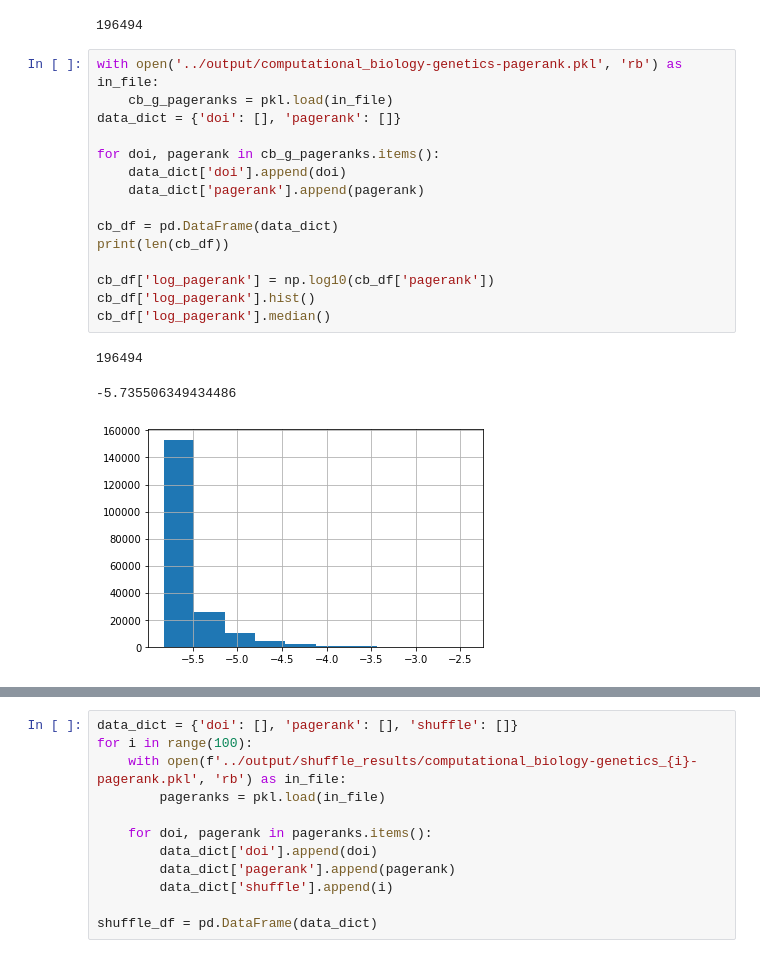
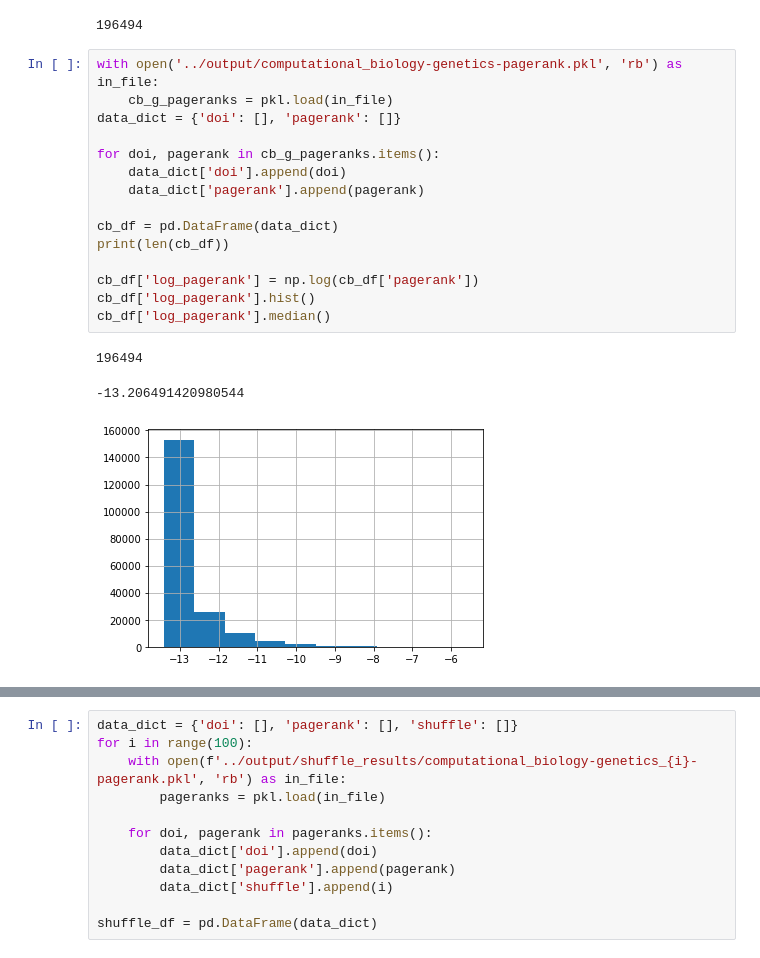
Before and after one commit to ben-heil/indices, a Jupyter notebook: notebooks/pagerank_inflation.ipynb, the cells around one changed output, grey strips where cells are left out. Saved outputs shown, nothing was run; the diff lists cells and outputs as text.

```diff
--- a/notebooks/pagerank_inflation.ipynb
+++ b/notebooks/pagerank_inflation.ipynb
@@ -19,22 +19,22 @@ len(cb_network.nodes)
 # %%
 with open('../output/computational_biology-genetics-pagerank.pkl', 'rb') as in_file:
     cb_g_pageranks = pkl.load(in_file)
 data_dict = {'doi': [], 'pagerank': []}
 
 for doi, pagerank in cb_g_pageranks.items():
     data_dict['doi'].append(doi)
     data_dict['pagerank'].append(pagerank)
 
 cb_df = pd.DataFrame(data_dict)
 print(len(cb_df))
 
-cb_df['log_pagerank'] = np.log10(cb_df['pagerank'])
+cb_df['log_pagerank'] = np.log(cb_df['pagerank'])
 cb_df['log_pagerank'].hist()
 cb_df['log_pagerank'].median()
 # %% [output]
 196494
--5.735506349434486
+-13.206491420980544
-[figure, old version]
+[figure, new version]
 # %%
 with open('../output/shuffle_results/computational_biology-genetics_42-pagerank.pkl', 'rb') as in_file:
     cb_g_pageranks = pkl.load(in_file)
```
Also changed, not shown: parts of 28 cells of this notebook.
